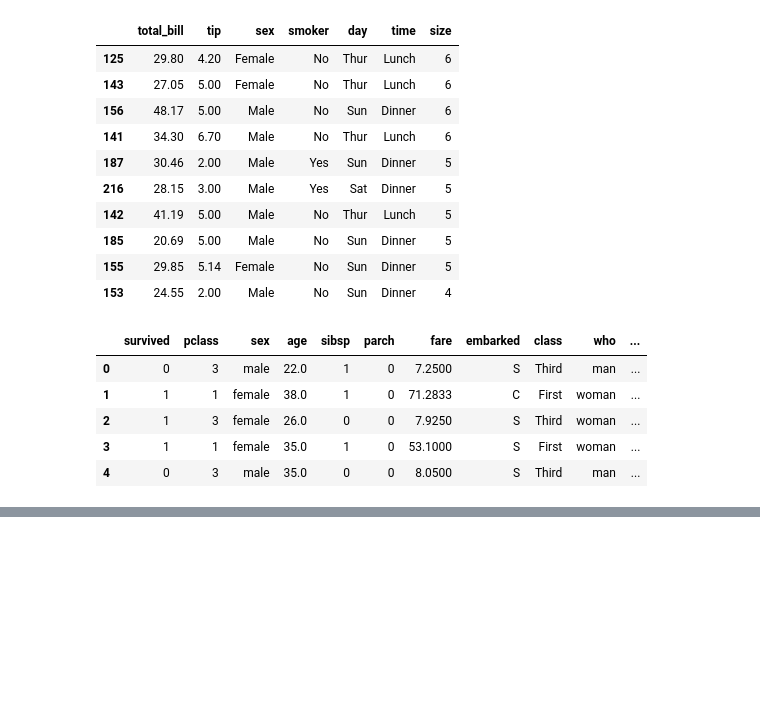
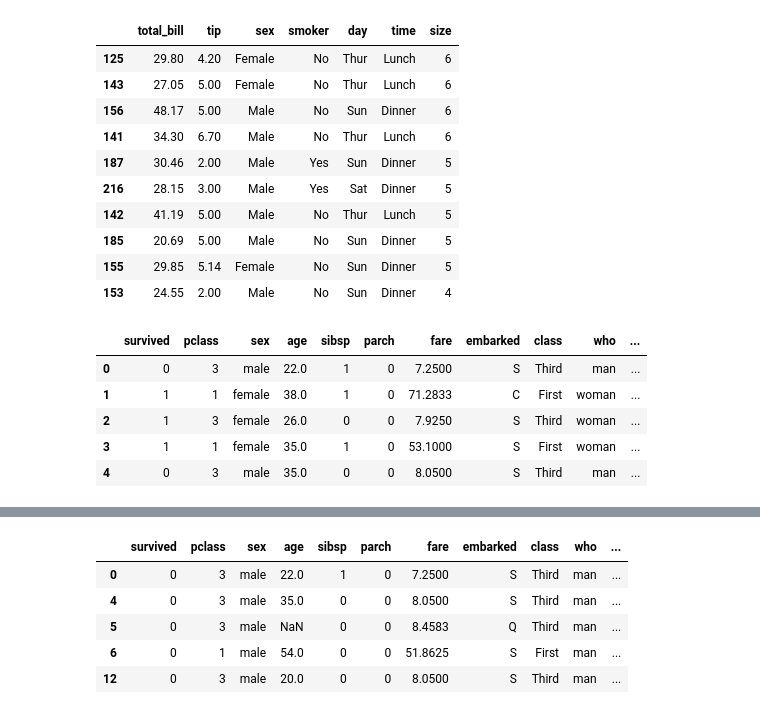
Before and after one commit to kclab922/pandas, a Jupyter notebook: practice.ipynb, the cells around one changed output, grey strips where cells are left out. Saved outputs shown, nothing was run; the diff lists cells and outputs as text; code cells hidden in the pictures; blank space fills up the shorter version.

```diff
--- a/practice.ipynb
+++ b/practice.ipynb
@@ -850,0 +882,2 @@ df.head()
+# %%
+condition = df['who'] == 'man'
@@ -850,0 +899,9 @@ df.head()
+# %%
+df[condition].head()
+# %% [output]
+|  | survived | pclass | sex | age | sibsp | parch | fare | embarked | class | who | ... |
+| 0 | 0 | 3 | male | 22.0 | 1 | 0 | 7.2500 | S | Third | man | ... |
+| 4 | 0 | 3 | male | 35.0 | 0 | 0 | 8.0500 | S | Third | man | ... |
+| 5 | 0 | 3 | male | NaN | 0 | 0 | 8.4583 | Q | Third | man | ... |
+| 6 | 0 | 1 | male | 54.0 | 0 | 0 | 51.8625 | S | First | man | ... |
+| 12 | 0 | 3 | male | 20.0 | 0 | 0 | 8.0500 | S | Third | man | ... |
```
Also changed, not shown: parts of 14 cells of this notebook.
